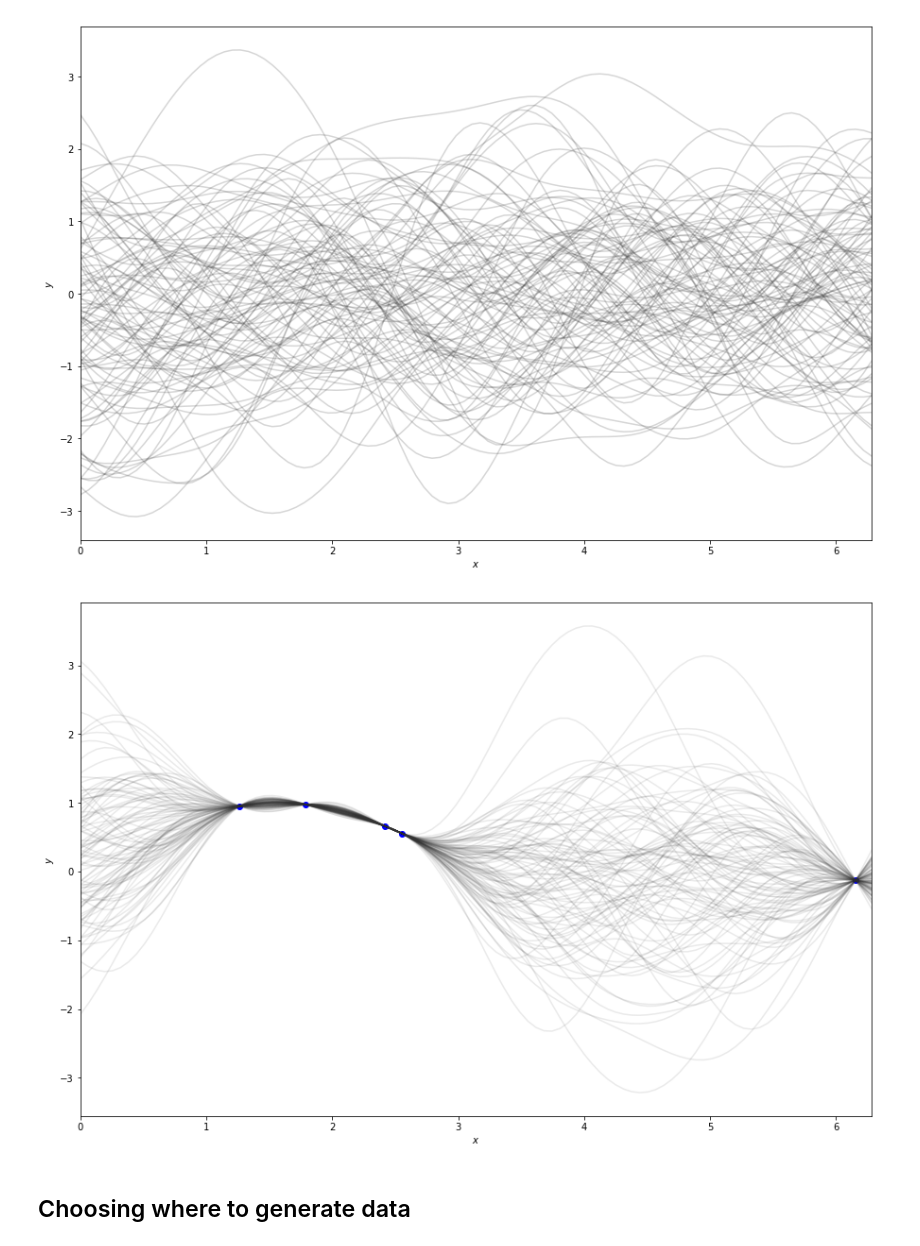
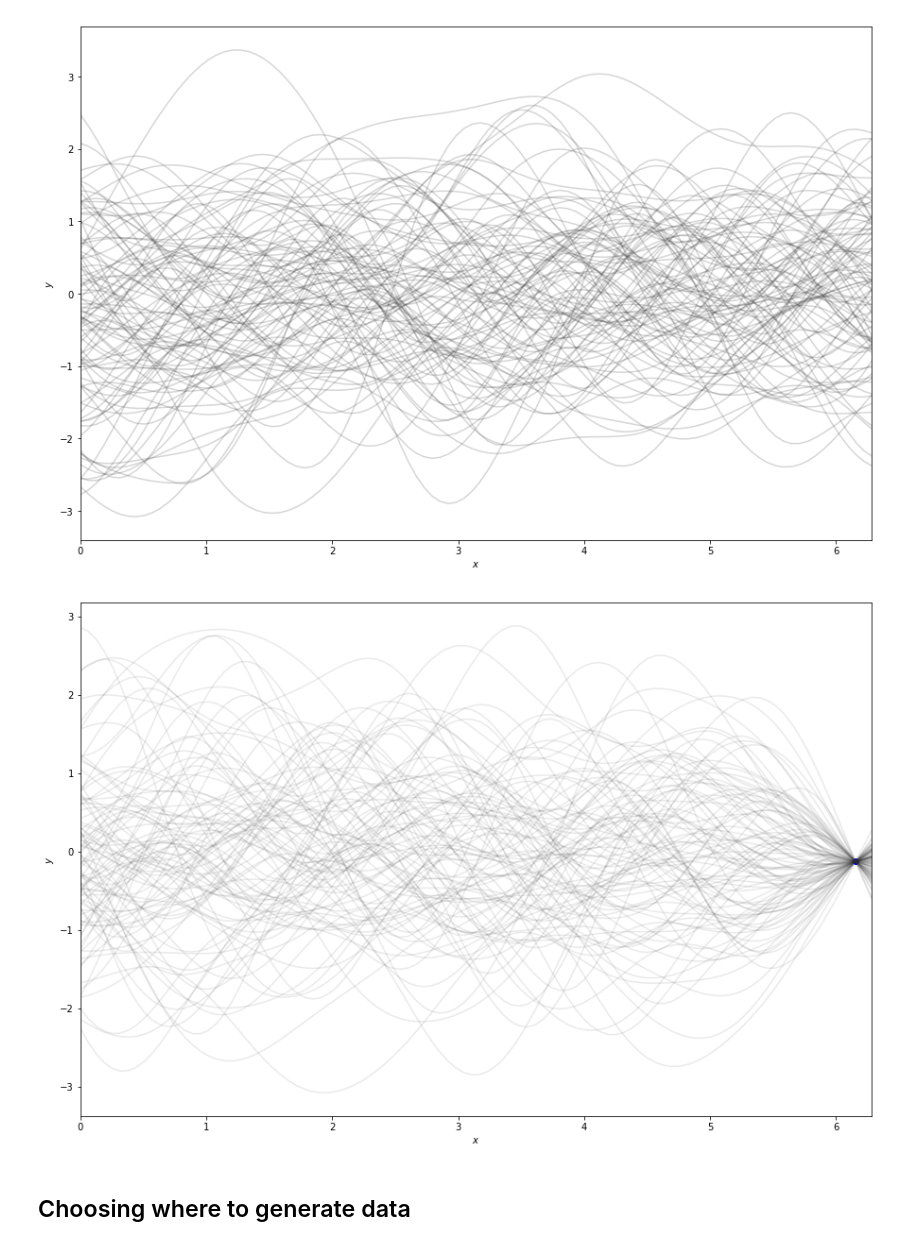
Before and after one commit to jimparr19/planes-trains-and-skateboad-shoes, a Jupyter notebook: planes_trains_skateboard_shoes.ipynb, the cells around one changed output. Drawn from its saved outputs; the diff is of its cells as text; code cells hidden in the pictures.

```diff
--- a/planes_trains_skateboard_shoes.ipynb
+++ b/planes_trains_skateboard_shoes.ipynb
@@ -435,9 +414,9 @@ def plot_cond_gp(n_obs):
     plt.xlim((0, 2*np.pi))
     return cond_gp
 # %%
-plot_cond_gp(5)
+plot_cond_gp(1)
 # %% [output]
-[figure, old version]
+[figure, new version]
 # %% [markdown]
 ## Choosing where to generate data
 # %%
```
Also changed, not shown: parts of 11 cells of this notebook, 1 other file.
